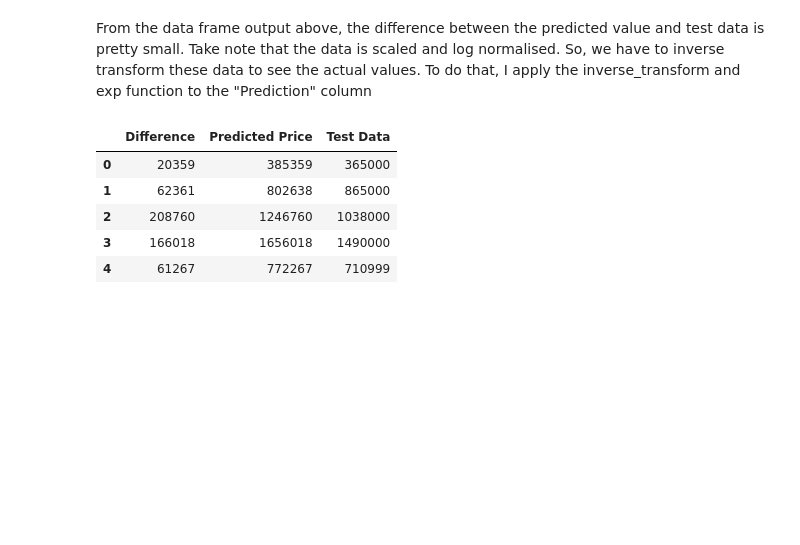
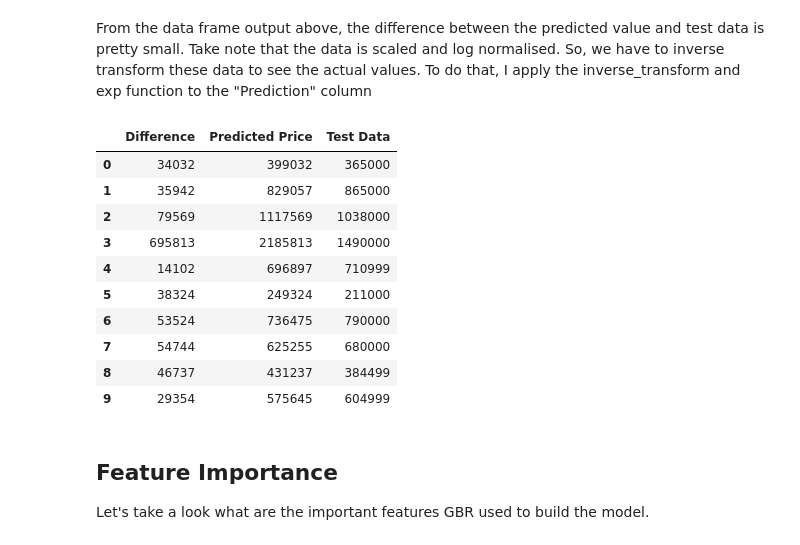
Before and after one commit to junkal/King-County-House-Price-Prediction, a Jupyter notebook: House Price Prediction.ipynb, the cells around one changed output. Saved outputs shown, nothing was run; the diff lists cells and outputs as text; code cells hidden in the pictures; blank space fills up the shorter version.

```diff
--- a/House Price Prediction.ipynb
+++ b/House Price Prediction.ipynb
@@ -135,0 +146,6 @@ max         1.00
+# %%
+from sklearn import preprocessing
+min_max_scaler = preprocessing.MinMaxScaler(feature_range=(0, 20))
+data['sqft_basement'] = min_max_scaler.fit_transform(data['sqft_basement'].reshape(-1, 1))
+data['lat'] = min_max_scaler.fit_transform(data['lat'].reshape(-1, 1))
+data['long'] = min_max_scaler.fit_transform(data['long'].reshape(-1, 1))
@@ -158,11 +192,8 @@ From the earlier data.describe() output, I observed that the values of 2 variabl
-# %%
-data['price'] = np.log(data['price'])
-data['sqft_living'] = np.log(data['sqft_living'])
 # %% [markdown]
 ## Baseline algorithm test
 
 There are a few regression algorithms I can use. I prefer to line the usable regression algorithms up and run them using a standard set of data. I check the negative mean square error of each run. The given data set is broken down into training set and testing set. The test set is 20% of the provided data set.
 # %%
-X = data[columns]
-Y = X['price'].values
-X = X.drop('price', axis = 1).values
+Y = data['price'].values
+X = data.drop('price', axis = 1).values
+X_train, X_test, Y_train, Y_test = train_test_split (X, Y, test_size = 0.20, random_state=42)
@@ -238,13 +281,10 @@ There's a need to standardise the training and test data before putting them thr
 # %%
 from sklearn.metrics import mean_squared_error
 
-scaler = StandardScaler().fit(X_train)
-rescaled_X_train = scaler.transform(X_train)
 model = GradientBoostingRegressor(random_state=21, n_estimators=400)
-model.fit(rescaled_X_train, Y_train)
+model.fit(X_train, Y_train)
 
 # transform the validation dataset
-rescaled_X_test = scaler.transform(X_test)
-predictions = model.predict(rescaled_X_test)
+predictions = model.predict(X_test)
 print (mean_squared_error(Y_test, predictions))
 # %% [output]
@@ -271,15 +311,24 @@ From the data frame output above, the difference between the predicted value and
 # %%
 actual_y_test = np.exp(Y_test)
 actual_predicted = np.exp(predictions)
 diff = abs(actual_y_test - actual_predicted)
 
 compare_actual = pd.DataFrame({'Test Data': actual_y_test, 'Predicted Price' : actual_predicted, 'Difference' : diff})
 compare_actual = compare_actual.astype(int)
-compare_actual.head(5)
+compare_actual.head(10)
 # %% [output]
 |  | Difference | Predicted Price | Test Data |
-| 0 | 20359 | 385359 | 365000 |
-| 1 | 62361 | 802638 | 865000 |
-| 2 | 208760 | 1246760 | 1038000 |
-| 3 | 166018 | 1656018 | 1490000 |
-| 4 | 61267 | 772267 | 710999 |
+| 0 | 34032 | 399032 | 365000 |
+| 1 | 35942 | 829057 | 865000 |
+| 2 | 79569 | 1117569 | 1038000 |
+| 3 | 695813 | 2185813 | 1490000 |
+| 4 | 14102 | 696897 | 710999 |
+| 5 | 38324 | 249324 | 211000 |
+| 6 | 53524 | 736475 | 790000 |
+| 7 | 54744 | 625255 | 680000 |
+| 8 | 46737 | 431237 | 384499 |
+| 9 | 29354 | 575645 | 604999 |
+# %% [markdown]
+## Feature Importance
+
+Let's take a look what are the important features GBR used to build the model.
```
Also changed, not shown: parts of 28 cells of this notebook, 1 other file.
